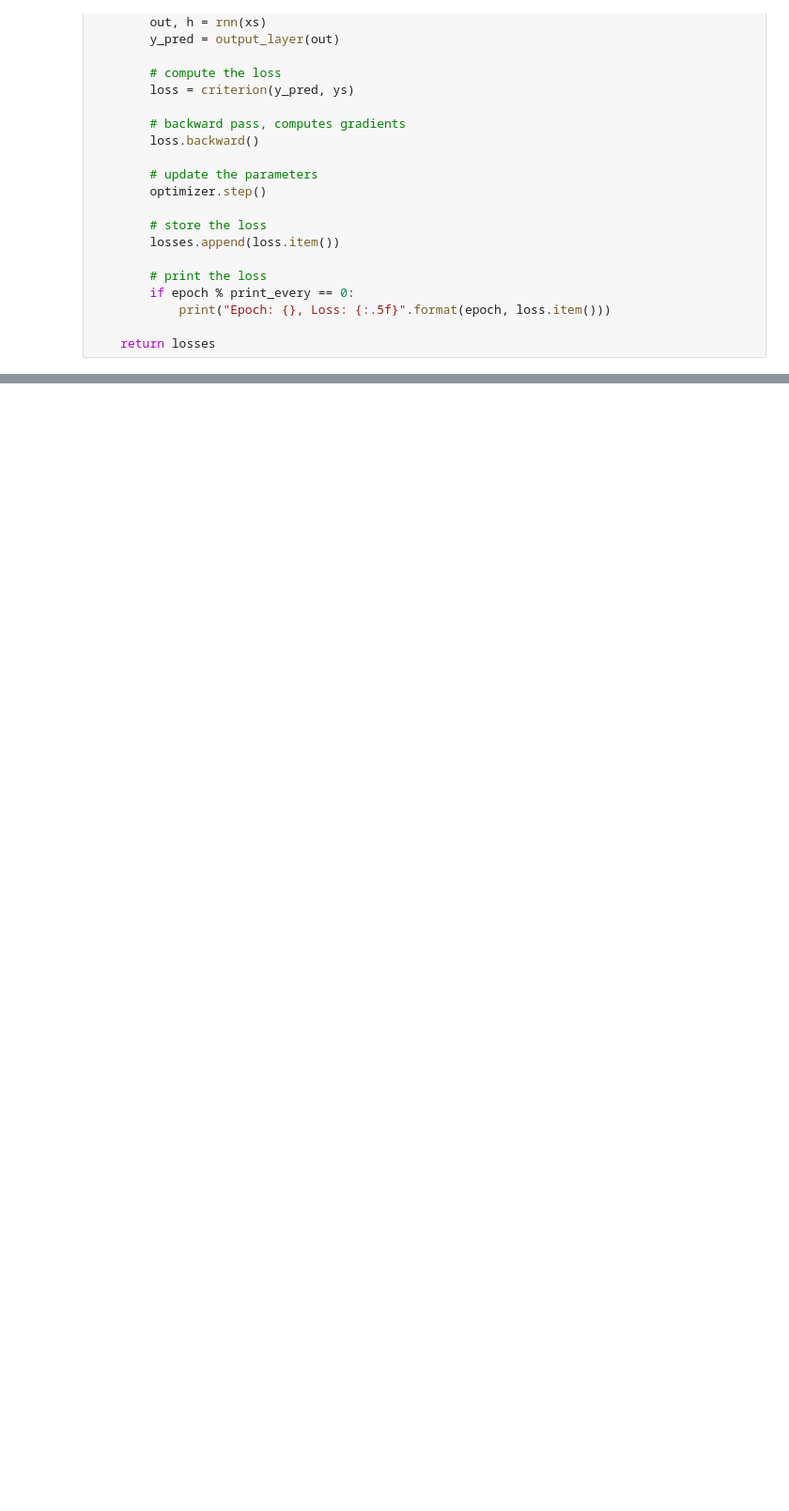
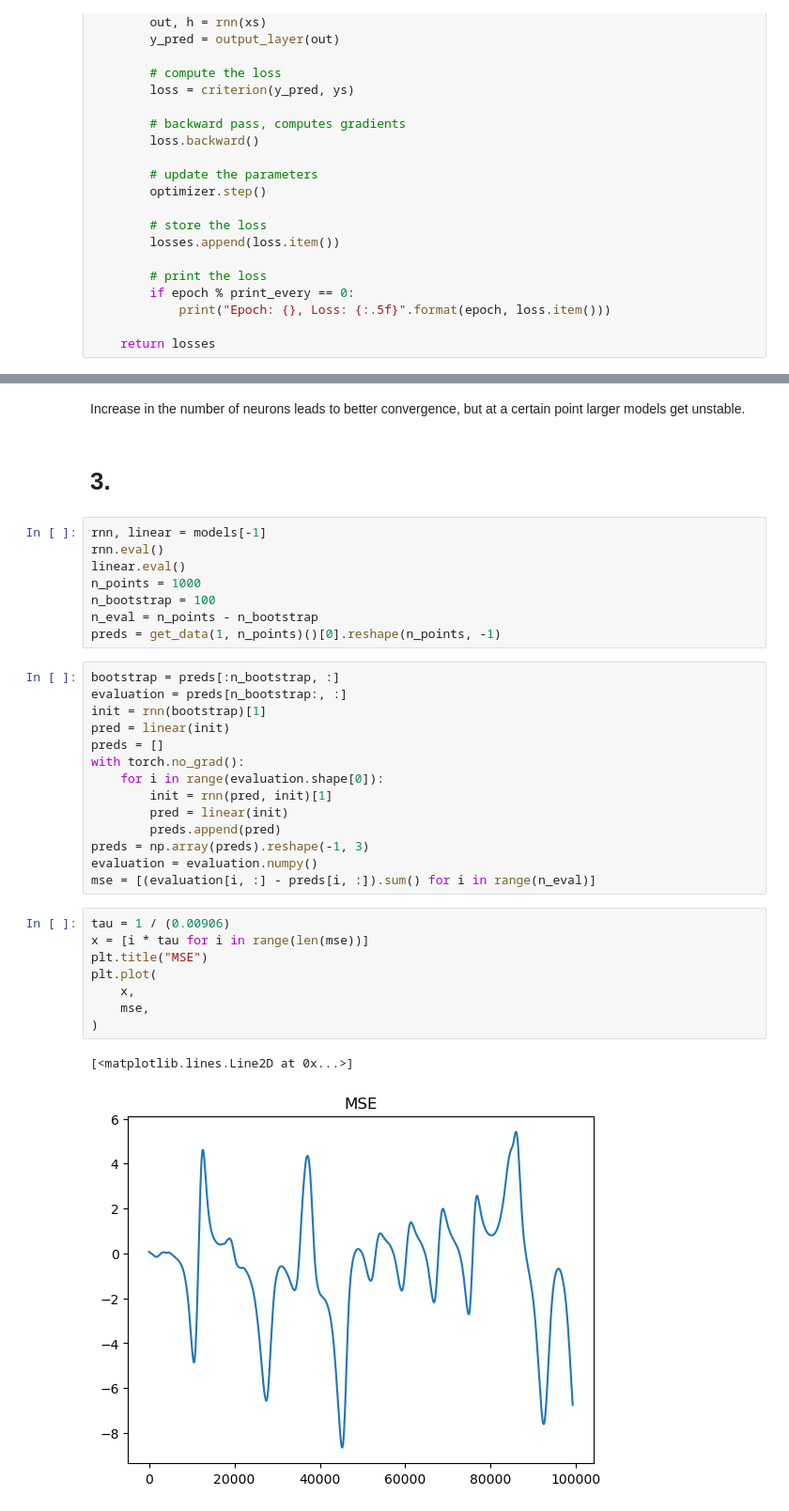
Before and after one commit to anuramat/uhd-mldyn, a Jupyter notebook: ex9/sheet9_template_.ipynb, the cells around one changed output, grey strips where cells are left out. Shown at 94% size. Cells and saved outputs as stored; diff of their text form; blank space fills up the shorter version.

```diff
--- a/ex9/sheet9_template_.ipynb
+++ b/ex9/sheet9_template_.ipynb
@@ -179,0 +184,37 @@ plot_losses(losses)
+# %% [markdown]
+Increase in the number of neurons leads to better convergence, but at a certain point larger models get unstable.
+# %% [markdown]
+# 3.
+# %%
+rnn, linear = models[-1]
+rnn.eval()
+linear.eval()
+n_points = 1000
+n_bootstrap = 100
+n_eval = n_points - n_bootstrap
+preds = get_data(1, n_points)()[0].reshape(n_points, -1)
+# %%
+bootstrap = preds[:n_bootstrap, :]
+evaluation = preds[n_bootstrap:, :]
+init = rnn(bootstrap)[1]
+pred = linear(init)
+preds = []
+with torch.no_grad():
+    for i in range(evaluation.shape[0]):
+        init = rnn(pred, init)[1]
+        pred = linear(init)
+        preds.append(pred)
+preds = np.array(preds).reshape(-1, 3)
+evaluation = evaluation.numpy()
+mse = [(evaluation[i, :] - preds[i, :]).sum() for i in range(n_eval)]
+# %%
+tau = 1 / (0.00906)
+x = [i * tau for i in range(len(mse))]
+plt.title("MSE")
+plt.plot(
+    x,
+    mse,
+)
+# %% [output]
+[<matplotlib.lines.Line2D at 0x...>]
+[figure, added]
```
Also changed, not shown: parts of 13 cells of this notebook, 1 other file.
